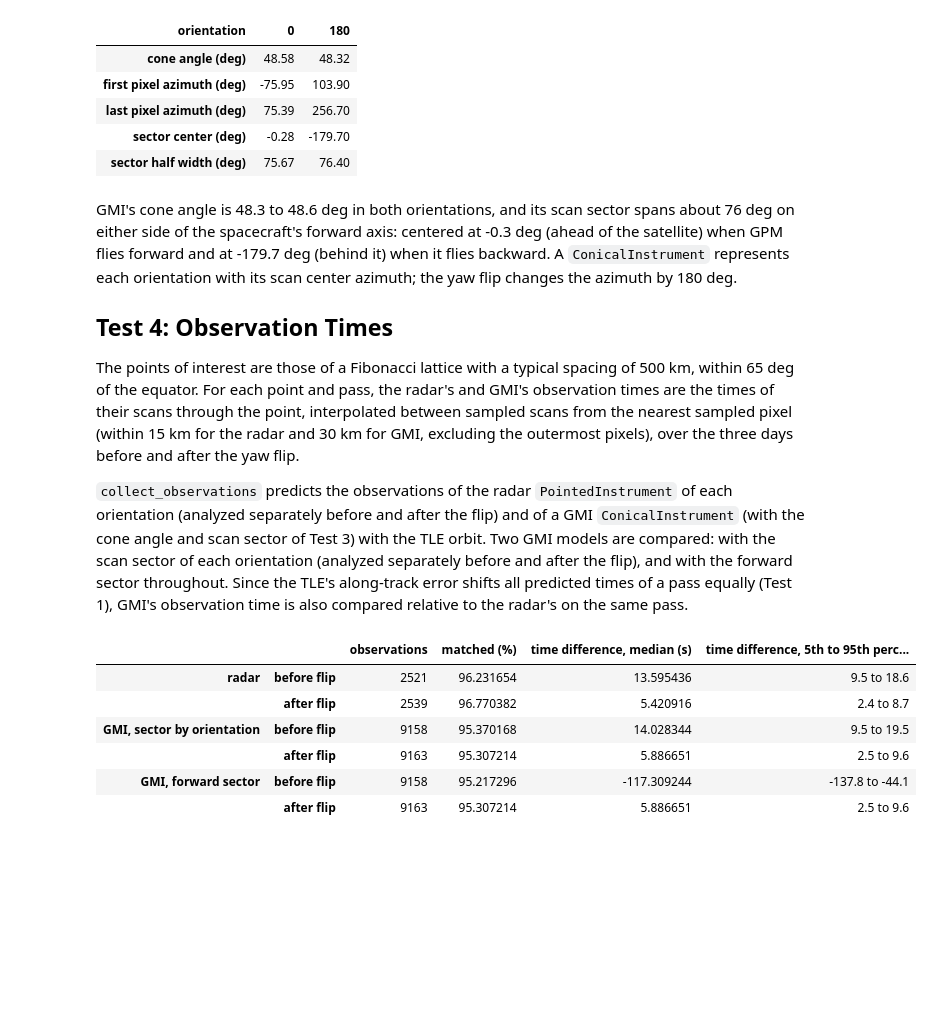
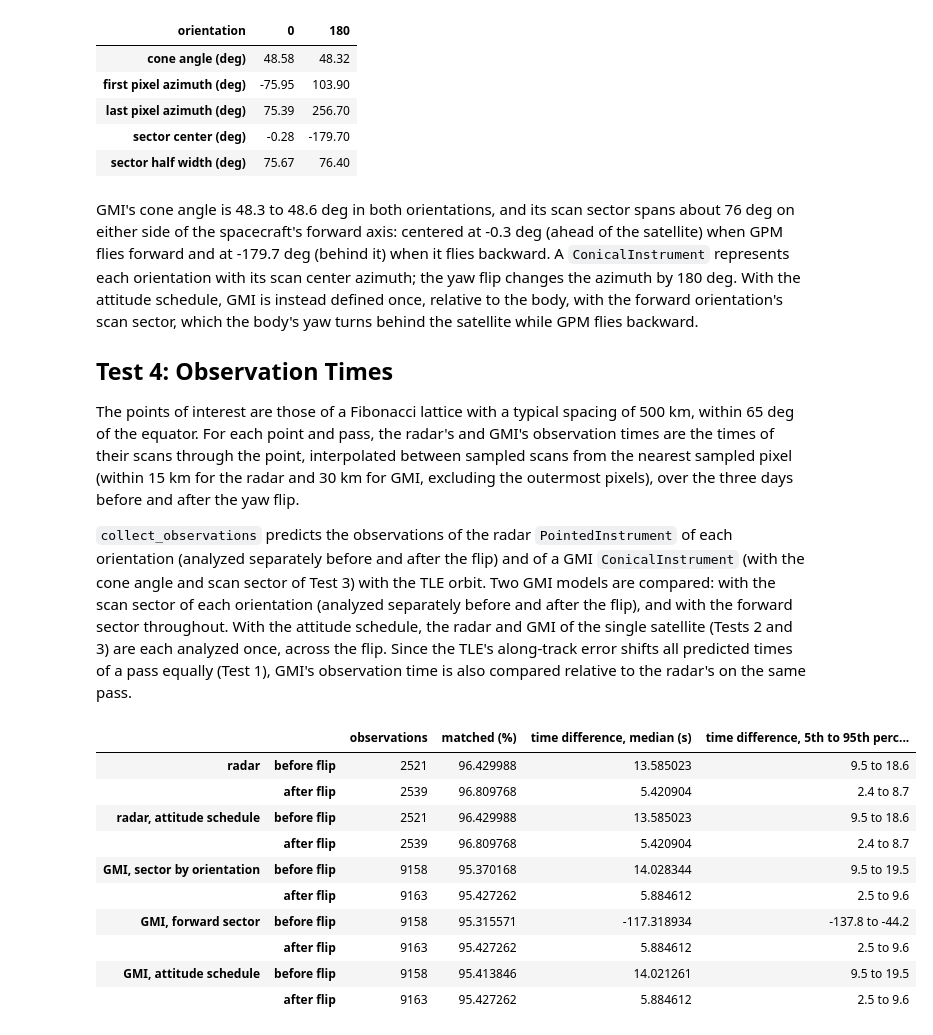
Before and after one commit to code-lab-org/tatc, a Jupyter notebook: docs/validation/ValidateYawFlipGPM.ipynb, the cells around one changed output. Drawn from its saved outputs; the diff is of its cells as text; code cells hidden in the pictures; blank space fills up the shorter version.

```diff
--- a/docs/validation/ValidateYawFlipGPM.ipynb
+++ b/docs/validation/ValidateYawFlipGPM.ipynb
@@ -315,6 +317,16 @@ radar = {
 }
 first_orientation = int(orientation.orientation.iloc[0])
 beam1_pixel = {o: (0 if inertial.loc[o, "beam 1 roll (deg)"] < 0 else 48) for o in (0, 180)}
+
+# with an attitude schedule, GPM is one satellite whose body yaws with its orientation (180 deg: flying backward),
+# and the radar is defined once, relative to the body (as in the forward orientation, 0 deg)
+orientations = [int(orientation[orientation.time < FLIP].orientation.mode()[0]), int(orientation[orientation.time >= FLIP].orientation.mode()[0])]
+schedule = AttitudeSchedule.from_attitudes(
+    [orientation.time.iloc[0].to_pydatetime(), FLIP.to_pydatetime()],
+    [Attitude(yaw_angle=o, velocity_frame=VelocityFrame.INERTIAL) for o in orientations],
+)
+body_radar = PointedInstrument(name="Ku", field_of_regard=36, cross_track_field_of_view=49 * 0.708, along_track_field_of_view=0.7, pitch_angle=radar[0].pitch_angle, cross_track_pixels=49, is_rectangular=True, view_geometry=ViewGeometry.SCAN)
+scheduled_radar = Satellite(name="GPM", orbit=orbit, instruments=[body_radar], attitude=schedule).get_instrument(0)
 
 
 def beam_errors(record, step=40):
@@ -326,9 +338,13 @@ def beam_errors(record, step=40):
             continue
         for beam in (1, 25, 49):
             lat, lon = float(record["latitude"][s, beam - 1]), float(record["longitude"][s, beam - 1])
-            for label, model in (("orientation's instrument", o), ("first orientation's instrument", first_orientation)):
-                pixel = (beam - 1) if beam1_pixel[model] == 0 else (49 - beam)
-                position = radar[model].compute_projected_pixel_position(track, pixel, 0)
+            for label, instrument, order in (
+                ("orientation's instrument", radar[o], o),
+                ("first orientation's instrument", radar[first_orientation], first_orientation),
+                ("attitude schedule", scheduled_radar, 0),
+            ):
+                pixel = (beam - 1) if beam1_pixel[order] == 0 else (49 - beam)
+                position = instrument.compute_projected_pixel_position(track, pixel, 0)
                 rows.append({"orientation": o, "beam": beam, "model": label, "distance (km)": geodesic_distance(lon, lat, position.longitude.degrees, position.latitude.degrees) / 1e3})
     return rows
 
@@ -382,13 +400,13 @@ sector.round(2).T
 | sector center (deg) | -0.28 | -179.70 |
 | sector half width (deg) | 75.67 | 76.40 |
 # %% [markdown]
-GMI's cone angle is 48.3 to 48.6 deg in both orientations, and its scan sector spans about 76 deg on either side of the spacecraft's forward axis: centered at -0.3 deg (ahead of the satellite) when GPM flies forward and at -179.7 deg (behind it) when it flies backward. A `ConicalInstrument` represents each orientation with its scan center azimuth; the yaw flip changes the azimuth by 180 deg.
+GMI's cone angle is 48.3 to 48.6 deg in both orientations, and its scan sector spans about 76 deg on either side of the spacecraft's forward axis: centered at -0.3 deg (ahead of the satellite) when GPM flies forward and at -179.7 deg (behind it) when it flies backward. A `ConicalInstrument` represents each orientation with its scan center azimuth; the yaw flip changes the azimuth by 180 deg. With the attitude schedule, GMI is instead defined once, relative to the body, with the forward orientation's scan sector, which the body's yaw turns behind the satellite while GPM flies backward.
 
 ## Test 4: Observation Times
 
 The points of interest are those of a Fibonacci lattice with a typical spacing of 500 km, within 65 deg of the equator. For each point and pass, the radar's and GMI's observation times are the times of their scans through the point, interpolated between sampled scans from the nearest sampled pixel (within 15 km for the radar and 30 km for GMI, excluding the outermost pixels), over the three days before and after the yaw flip.
 
-`collect_observations` predicts the observations of the radar `PointedInstrument` of each orientation (analyzed separately before and after the flip) and of a GMI `ConicalInstrument` (with the cone angle and scan sector of Test 3) with the TLE orbit. Two GMI models are compared: with the scan sector of each orientation (analyzed separately before and after the flip), and with the forward sector throughout. Since the TLE's along-track error shifts all predicted times of a pass equally (Test 1), GMI's observation time is also compared relative to the radar's on the same pass.
+`collect_observations` predicts the observations of the radar `PointedInstrument` of each orientation (analyzed separately before and after the flip) and of a GMI `ConicalInstrument` (with the cone angle and scan sector of Test 3) with the TLE orbit. Two GMI models are compared: with the scan sector of each orientation (analyzed separately before and after the flip), and with the forward sector throughout. With the attitude schedule, the radar and GMI of the single satellite (Tests 2 and 3) are each analyzed once, across the flip. Since the TLE's along-track error shifts all predicted times of a pass equally (Test 1), GMI's observation time is also compared relative to the radar's on the same pass.
 # %%
 WINDOW = (FLIP - pd.Timedelta(days=3), FLIP + pd.Timedelta(days=3))
 lattice = generate_points_fibonacci_lattice(500e3)
@@ -436,46 +454,61 @@ half_width = float(sector["sector half width (deg)"].median())
 
 def gmi_instrument(center):
     return ConicalInstrument(name="GMI", cone_angle=cone, scan_center_azimuth=center, scan_half_width=half_width, along_track_field_of_view=1, velocity_frame=VelocityFrame.INERTIAL)
 
 
-periods = [(WINDOW[0], FLIP, int(orientation[orientation.time < FLIP].orientation.mode()[0])), (FLIP, WINDOW[1], int(orientation[orientation.time >= FLIP].orientation.mode()[0]))]
+periods = [(WINDOW[0], FLIP, orientations[0]), (FLIP, WINDOW[1], orientations[1])]
+
+
+def satellite_with(instrument):
+    return Satellite(name="GPM", orbit=orbit, instruments=[instrument])
+
+
+# GPM with its attitude schedule: the radar and GMI defined once, relative to the body (forward orientation)
+body_gmi = ConicalInstrument(name="GMI", cone_angle=cone, scan_center_azimuth=float(sector.loc[0, "sector center (deg)"]), scan_half_width=half_width, along_track_field_of_view=1)
+gpm = Satellite(name="GPM", orbit=orbit, instruments=[body_radar, body_gmi], attitude=schedule)
 models = {
-    "radar": [(radar[o], start, end) for start, end, o in periods],
-    "GMI, sector by orientation": [(gmi_instrument(float(sector.loc[o, "sector center (deg)"])), start, end) for start, end, o in periods],
-    "GMI, forward sector": [(gmi_instrument(float(sector.loc[forward, "sector center (deg)"])), start, end) for start, end, _ in periods],
+    "radar": [(satellite_with(radar[o]), 0, start, end) for start, end, o in periods],
+    "radar, attitude schedule": [(gpm, 0, WINDOW[0], WINDOW[1])],
+    "GMI, sector by orientation": [(satellite_with(gmi_instrument(float(sector.loc[o, "sector center (deg)"]))), 0, start, end) for start, end, o in periods],
+    "GMI, forward sector": [(satellite_with(gmi_instrument(float(sector.loc[forward, "sector center (deg)"]))), 0, start, end) for start, end, _ in periods],
+    "GMI, attitude schedule": [(gpm, 1, WINDOW[0], WINDOW[1])],
 }
 
 
-def observe(point, instrument, start, end):
-    return collect_observations(point, Satellite(name="GPM", orbit=orbit, instruments=[instrument]), start.to_pydatetime(), end.to_pydatetime()).assign(point_id=point.id)
+def observe(point, satellite, index, start, end):
+    return collect_observations(point, satellite, start.to_pydatetime(), end.to_pydatetime(), instrument_index=index).assign(point_id=point.id)
 
 
 predicted = {}
 for label, runs in models.items():
-    frames = Parallel(n_jobs=-1)(delayed(observe)(point, instrument, start, end) for instrument, start, end in runs for point in points)
+    frames = Parallel(n_jobs=-1)(delayed(observe)(point, satellite, index, start, end) for satellite, index, start, end in runs for point in points)
     predicted[label] = pd.concat([f for f in frames if not f.empty])[["point_id", "epoch"]]
 
 
 def match(observed, model):
     merged = pd.merge_asof(observed.sort_values("time"), predicted[model].rename(columns={"epoch": "predicted"}).sort_values("predicted"), left_on="time", right_on="predicted", by="point_id", direction="nearest", tolerance=pd.Timedelta(minutes=5))
     merged["difference (s)"] = (merged.predicted - merged.time).dt.total_seconds()
     merged["period"] = np.where(merged.time < FLIP, "before flip", "after flip")
     return merged
 
 
-matched = {label: match(reference["radar" if label == "radar" else "GMI"], label) for label in models}
+matched = {label: match(reference["radar" if label.startswith("radar") else "GMI"], label) for label in models}
 rows4 = {}
 for label, merged in matched.items():
     for period, group in merged.groupby("period", sort=False):
         rows4[(label, period)] = {"observations": len(group), "matched (%)": 100 * group.predicted.notna().mean(), "time difference, median (s)": group["difference (s)"].median(), "time difference, 5th to 95th percentile (s)": f"{group['difference (s)'].quantile(0.05):.1f} to {group['difference (s)'].quantile(0.95):.1f}"}
 pd.DataFrame(rows4).T
 # %% [output]
 |  |  | observations | matched (%) | time difference, median (s) | time difference, 5th to 95th perc... |
-| radar | before flip | 2521 | 96.231654 | 13.595436 | 9.5 to 18.6 |
-|  | after flip | 2539 | 96.770382 | 5.420916 | 2.4 to 8.7 |
+| radar | before flip | 2521 | 96.429988 | 13.585023 | 9.5 to 18.6 |
+|  | after flip | 2539 | 96.809768 | 5.420904 | 2.4 to 8.7 |
+| radar, attitude schedule | before flip | 2521 | 96.429988 | 13.585023 | 9.5 to 18.6 |
+|  | after flip | 2539 | 96.809768 | 5.420904 | 2.4 to 8.7 |
 | GMI, sector by orientation | before flip | 9158 | 95.370168 | 14.028344 | 9.5 to 19.5 |
-|  | after flip | 9163 | 95.307214 | 5.886651 | 2.5 to 9.6 |
-| GMI, forward sector | before flip | 9158 | 95.217296 | -117.309244 | -137.8 to -44.1 |
-|  | after flip | 9163 | 95.307214 | 5.886651 | 2.5 to 9.6 |
+|  | after flip | 9163 | 95.427262 | 5.884612 | 2.5 to 9.6 |
+| GMI, forward sector | before flip | 9158 | 95.315571 | -117.318934 | -137.8 to -44.2 |
+|  | after flip | 9163 | 95.427262 | 5.884612 | 2.5 to 9.6 |
+| GMI, attitude schedule | before flip | 9158 | 95.413846 | 14.021261 | 9.5 to 19.5 |
+|  | after flip | 9163 | 95.427262 | 5.884612 | 2.5 to 9.6 |
 # %%
 # GMI's observation time relative to the radar's on the same pass
```
Also changed, not shown: parts of 6 cells of this notebook, 19 other files.
